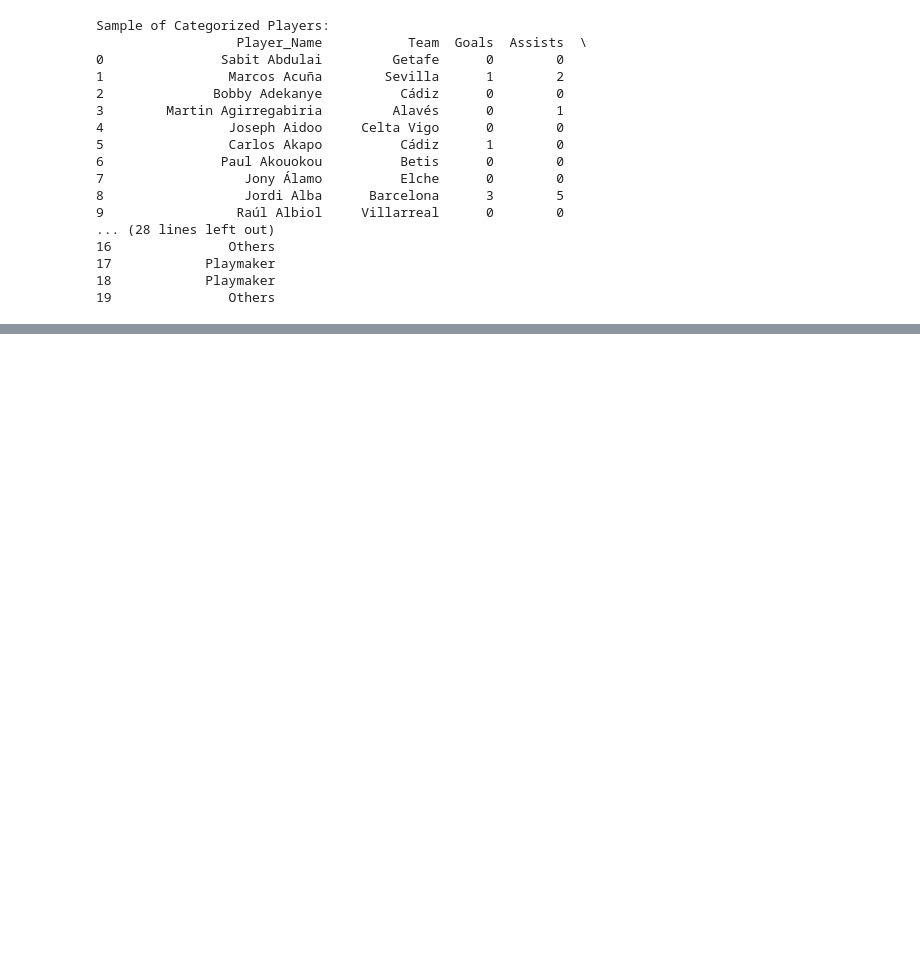
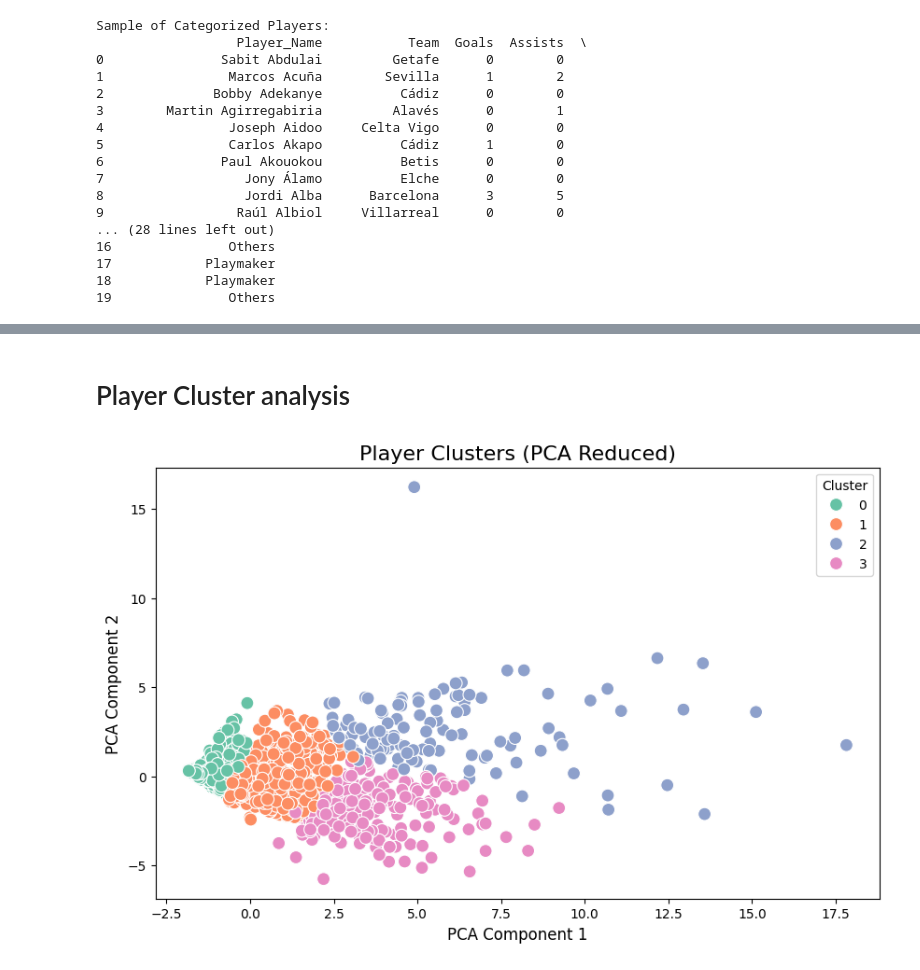
Before and after one commit to Mihirchauhan0709/Data_mining_Project, a Jupyter notebook: Seperated_Data/player_performance.ipynb, the cells around one changed output, grey strips where cells are left out. Saved outputs shown, nothing was run; the diff lists cells and outputs as text; code cells hidden in the pictures; blank space fills up the shorter version.

```diff
--- a/Seperated_Data/player_performance.ipynb
+++ b/Seperated_Data/player_performance.ipynb
@@ -1850,0 +2295,2 @@ Sample of Categorized Players:
+# %% [markdown]
+# Player Cluster analysis
@@ -1850,0 +2318,31 @@ Sample of Categorized Players:
+# %%
+# Normalize the data
+scaler = StandardScaler()
+scaled_data = scaler.fit_transform(player_data)
+# %%
+# Apply K-Means clustering
+kmeans = KMeans(n_clusters=4, random_state=42)  # Set the number of clusters (can be adjusted)
+clusters = kmeans.fit_predict(scaled_data)
+# %%
+# Add cluster labels to the original dataframe
+data['Cluster'] = clusters
+# %%
+# Visualize clusters using PCA
+pca = PCA(n_components=2)
+pca_result = pca.fit_transform(scaled_data)
+# %%
+plt.figure(figsize=(10, 6))
+sns.scatterplot(
+    x=pca_result[:, 0],
+    y=pca_result[:, 1],
+    hue=data['Cluster'],
+    palette='Set2',
+    s=100
+)
+plt.title('Player Clusters (PCA Reduced)', fontsize=16)
+plt.xlabel('PCA Component 1', fontsize=12)
+plt.ylabel('PCA Component 2', fontsize=12)
+plt.legend(title='Cluster')
+plt.show()
+# %% [output]
+[figure, added]
```
Also changed, not shown: parts of 25 cells of this notebook.
